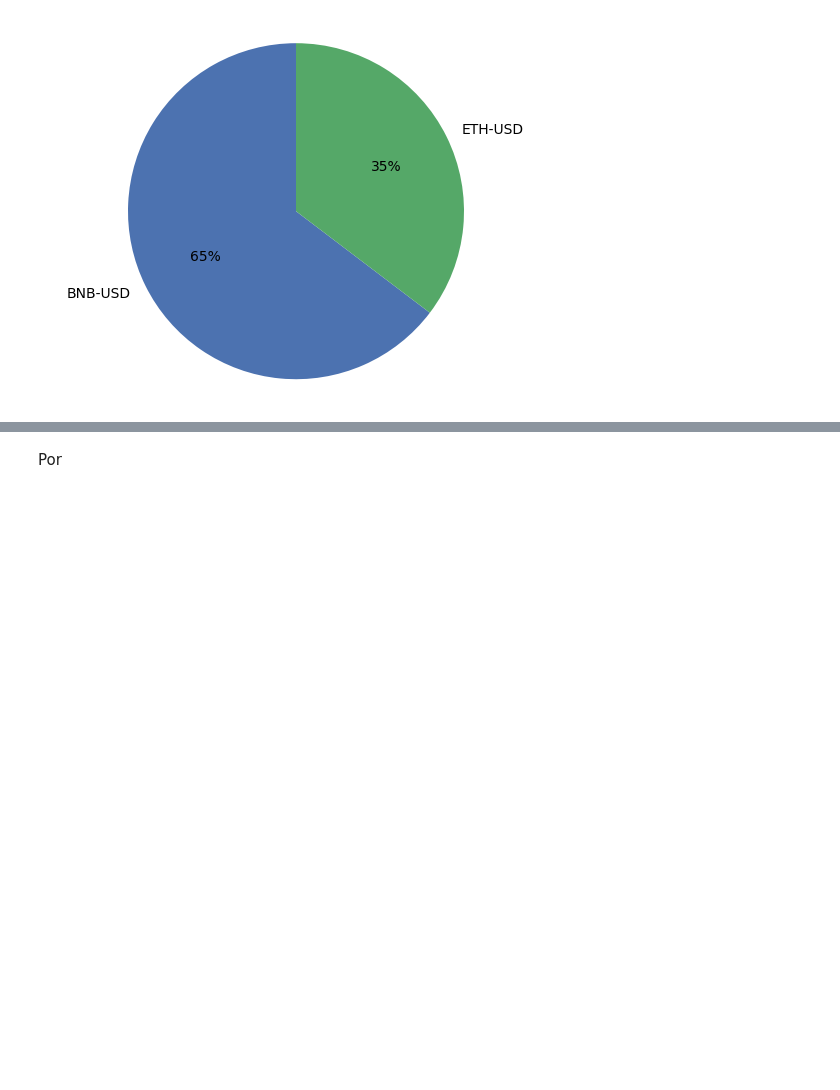
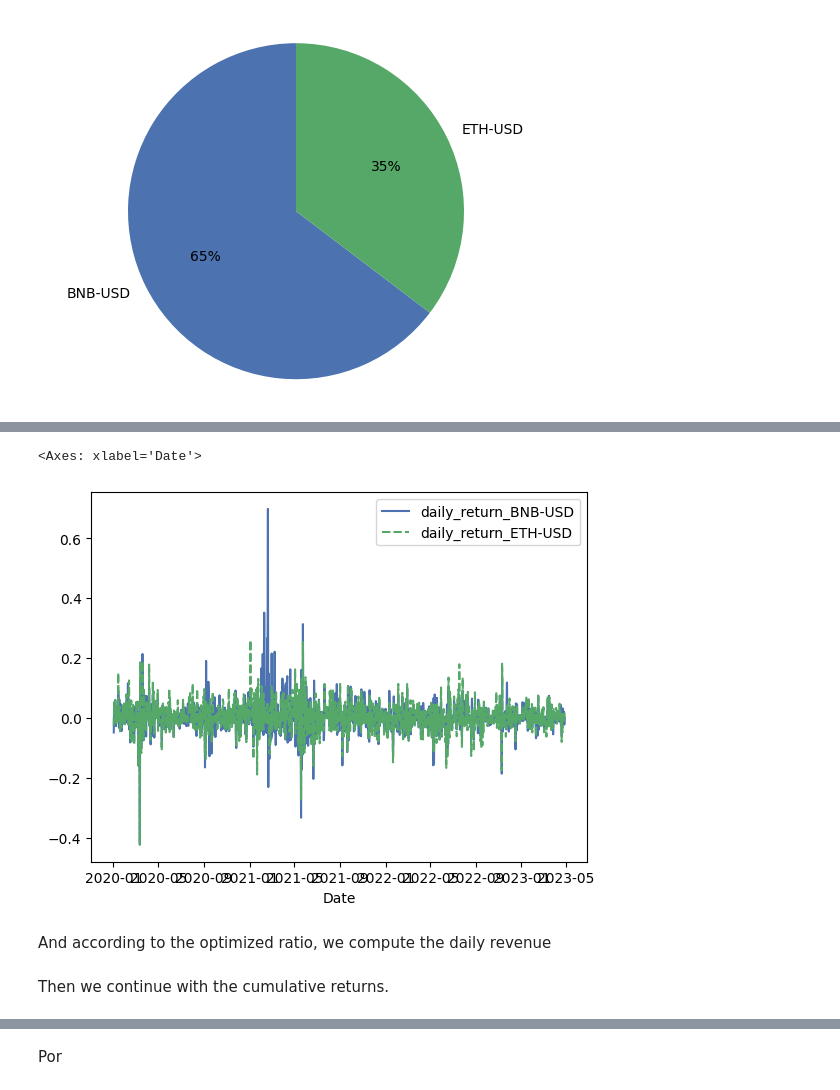
Before and after one commit to mzaoualim/cryptocurrency_portfolio_optimization_app, a Jupyter notebook: crypto_portfolio_optimization.ipynb, the cells around one changed output, grey strips where cells are left out. Saved outputs shown, nothing was run; the diff lists cells and outputs as text; code cells hidden in the pictures; blank space fills up the shorter version.

```diff
--- a/crypto_portfolio_optimization.ipynb
+++ b/crypto_portfolio_optimization.ipynb
@@ -344,0 +378,9 @@ plt.show()
+# %%
+sns.lineplot(select_assets[['daily_return_BNB-USD', 'daily_return_ETH-USD']])
+# %% [output]
+<Axes: xlabel='Date'>
+[figure, added]
+# %% [markdown]
+And according to the optimized ratio, we compute the daily revenue
+# %% [markdown]
+Then we continue with the cumulative returns.
```
Also changed, not shown: parts of 25 cells of this notebook.
